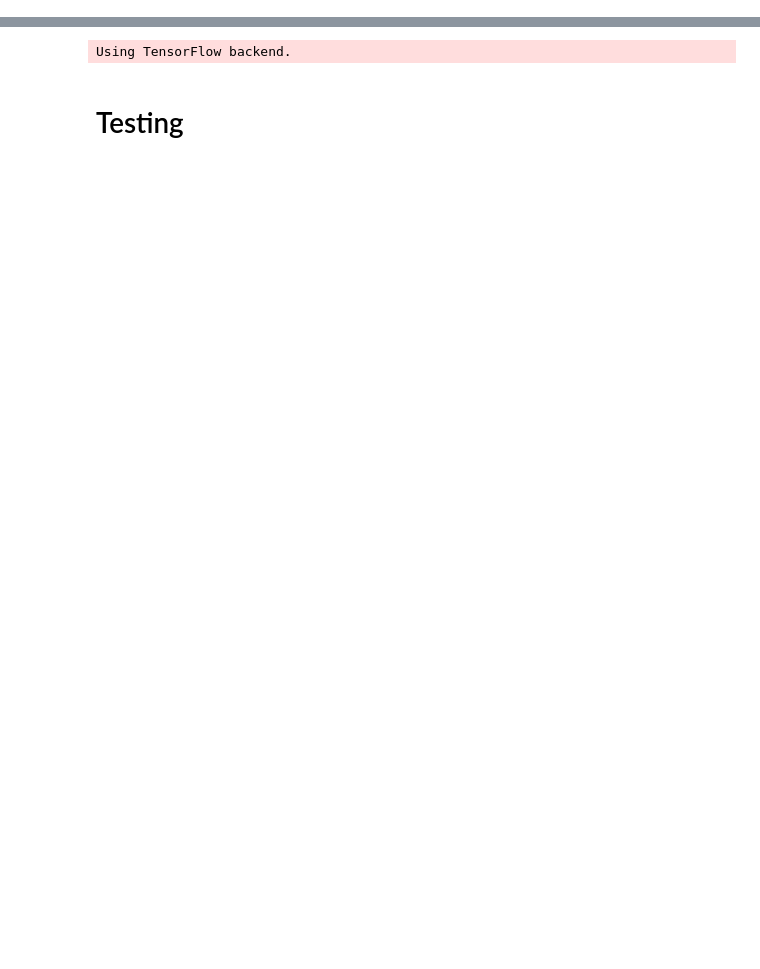
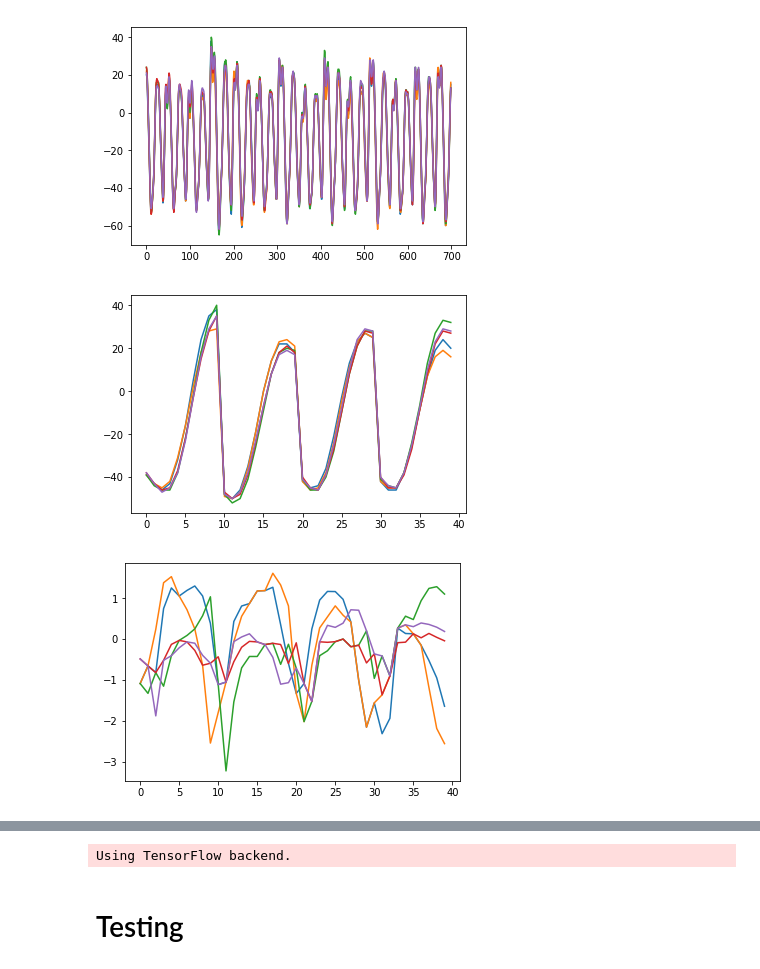
Before and after one commit to luvf/Side_channel_challenge, a Jupyter notebook: FeatureSelection.ipynb, the cells around one changed output, grey strips where cells are left out. Saved outputs shown, nothing was run; the diff lists cells and outputs as text; code cells hidden in the pictures; blank space fills up the shorter version.

```diff
--- a/FeatureSelection.ipynb
+++ b/FeatureSelection.ipynb
@@ -23,0 +127,25 @@ class FeatureExtractor():
+# %%
+peaks_indices = [145, 667, 302, 406]
+z = np.concatenate([X.values[:,i-5:i+5] for i in peaks_indices], axis=1)
+#X_1 = X[145-5:145+5]
+# %%
+for i in range(5):
+    plt.plot([i for i in range(700)], X.values[i])
+plt.show()
+
+for i in range(5):
+    plt.plot([i for i in range(40)], z[i])
+plt.show()
+
+
+from sklearn.preprocessing import StandardScaler
+scaler = StandardScaler()
+scaler.fit(z, y)
+z_scaled = scaler.transform(z)
+for i in range(5):
+    plt.plot([i for i in range(40)], z_scaled[i])
+plt.show()
+# %% [output]
+[figure, added]
+[figure, added]
+[figure, added]
```
Also changed, not shown: parts of 41 cells of this notebook, 1 other file.
